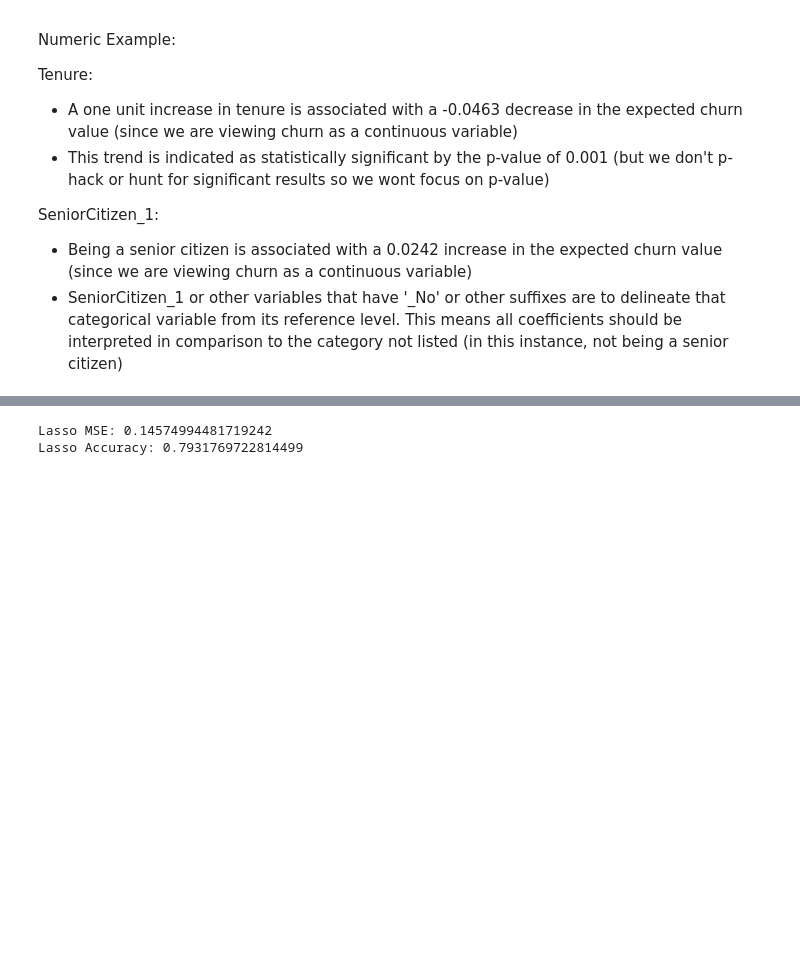
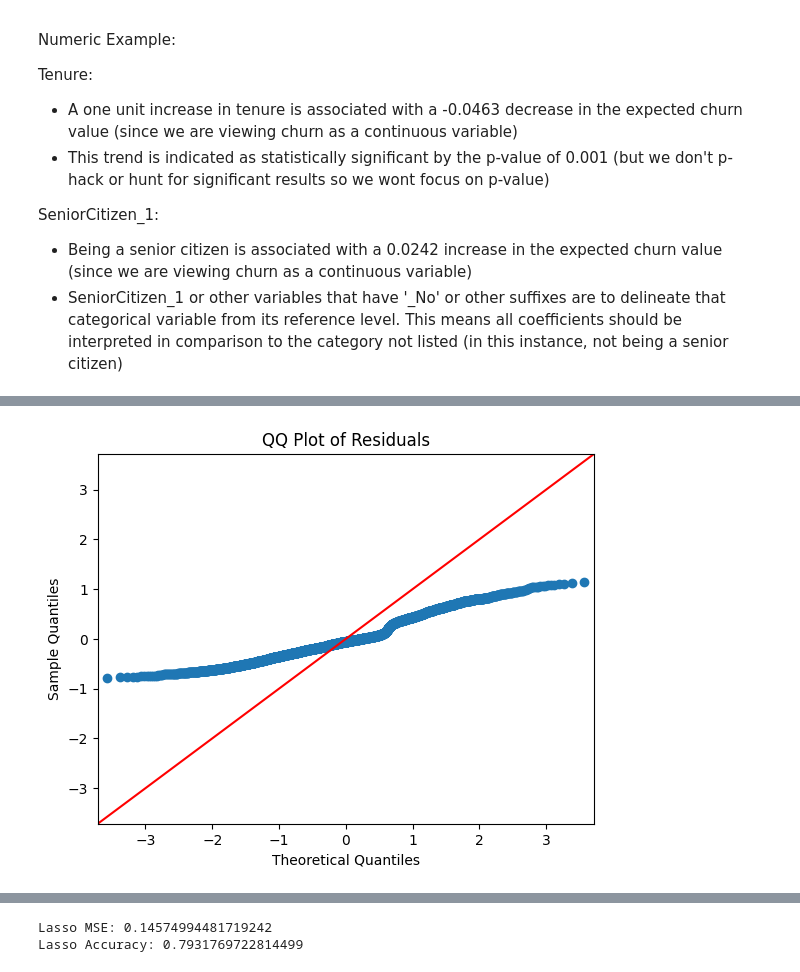
Before and after one commit to johncoogan53/XAI_HW2, a Jupyter notebook: XAI_HW_2.ipynb, the cells around one changed output, grey strips where cells are left out. Cells and saved outputs as stored; diff of their text form; code cells hidden in the pictures; blank space fills up the shorter version.

```diff
--- a/XAI_HW_2.ipynb
+++ b/XAI_HW_2.ipynb
@@ -273,0 +295,7 @@ SeniorCitizen_1:
+# %%
+sm.qqplot(residuals, line="45")
+
+plt.title("QQ Plot of Residuals")
+plt.show()
+# %% [output]
+[figure, added]
```
Also changed, not shown: parts of 22 cells of this notebook.
